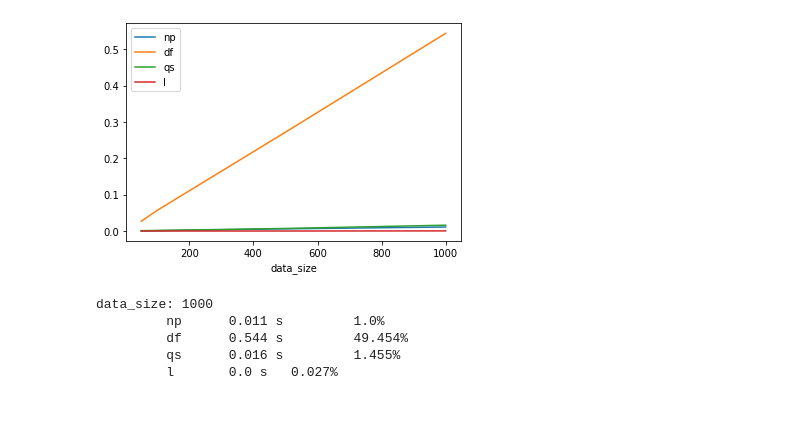
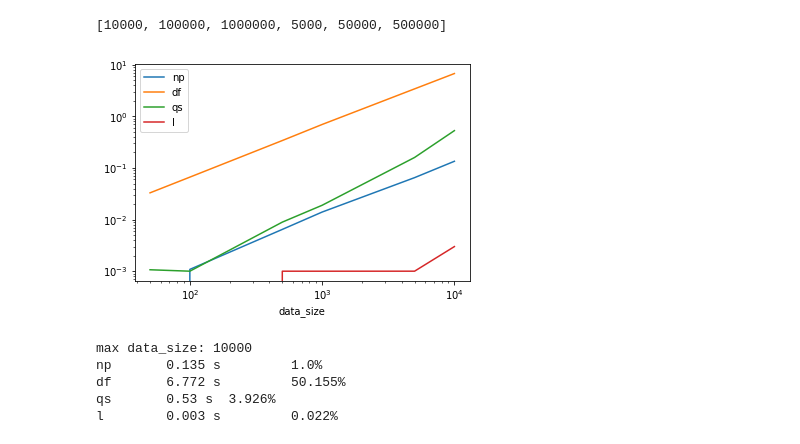
Before and after one commit to MaxOmlor/Qfrom, a Jupyter notebook: Qfrom performance test.ipynb, the cells around one changed output. Saved outputs shown, nothing was run; the diff lists cells and outputs as text; code cells hidden in the pictures; blank space fills up the shorter version.

```diff
--- a/Qfrom performance test.ipynb
+++ b/Qfrom performance test.ipynb
@@ -35,20 +38,30 @@ def array_tuple_to_tuple_array(array_list):
 # %%
 def get_p(n):
     return [1/(2**(i+1)) if i+1 != n else 1/(2**(i)) for i in range(n)]
+def get_data_size_list(max_potenz, count=3, half_steps=True):
+    if half_steps:
+        return [10**(i+1) for i in range(max(max_potenz-count,-1), max_potenz)]\
+            + [5*10**(i) for i in range(max(max_potenz-count, 0), max_potenz)]
+    return [10**(i+1) for i in range(max(max_potenz-count,-1), max_potenz)]
+# %% [output]
+[10000, 100000, 1000000, 5000, 50000, 500000]
 # %%
 def get_tab_data(n):
     name_list = ['Ann', 'Steven', 'Max', 'Jack', 'Julia', 'Clara', 'Emma', 'Bob', 'Anna' 'Lena']
     job_list = ['manager', 'freelancer', 'employee', 'artist', 'jobless', 'technician', 'boss', 'polician']
     max_age = 100
+    max_salary = 1000000
 
     name_ran_array = np.random.choice(name_list, n, p=get_p(len(name_list)))
     age_ran_list = np.random.randint(max_age, size=n)
     job_ran_array = np.random.choice(job_list, n, p=get_p(len(job_list)))
+    salary_ran_list = np.random.randint(max_salary, size=n)
 
     return {
         'name': name_ran_array,
         'age': age_ran_list,
         'job': job_ran_array,
+        'salary': salary_ran_list,
         }
 
 def get_num_data(n):
@@ -63,13 +76,11 @@ def run_test(test):
     test_name = test['test_name']
     data_gen_func = test['data_source_func']
     data_size_list = test['data_size_list']
-    item_name_list = test['item_name_list']
-    item_setup_list = test['item_setup_list']
-    item_func_list = test['item_func_list']
+    test_items = test['test_items']
 
     data_sets = [data_gen_func(size) for size in data_size_list]
 
-    for item_name, setup, func in zip(item_name_list, item_setup_list, item_func_list):
+    for item_name, setup, func in test_items:
         for data_set, data_size in zip(data_sets, data_size_list):
             #start_time = time.time()
             data = setup(data_set)
@@ -245,53 +257,60 @@ def append_np(data):
         'name': np.array([data[0][0]]),
         'age': np.array([data[0][1]]),
         'job': np.array([data[0][2]]),
+        'salary': np.array([data[0][3]]),
         }
-    for name, age, job in data[1:]:
+    for name, age, job, salary in data[1:]:
         np.append(result['name'], [name])
         np.append(result['age'], [age])
         np.append(result['job'], [job])
+        np.append(result['salary'], [salary])
     return result
 
 def append_df(data):
-    result = pd.DataFrame([data[0]], columns=['name', 'age', 'job'])
+    result = pd.DataFrame([data[0]], columns=['name', 'age', 'job', 'salary'])
     for t in data[1:]:
-        df = pd.DataFrame([t], columns=['name', 'age', 'job'])
+        df = pd.DataFrame([t], columns=['name', 'age', 'job', 'salary'])
         result.append(df, ignore_index=True)
     return result
 
 def append_qs(data):
     result = Qfrom_slim()
     for t in data:
         result.append(t)
     return result(out.dict)
 
 def append_l(data):
     result = {
         'name': [],
         'age': [],
         'job': [],
+        'salary': [],
     }
-    for name, age, job in data:
+    for name, age, job, salary in data:
         result['name'].append(name)
         result['age'].append(age)
         result['job'].append(job)
+        result['salary'].append(salary)
     return result
 
 test = {
     'test_name': 'append test',
     'data_source_func': get_tab_data,
-    'data_size_list': [10**2, 10**3] + [5*10, 5*10**2],
-    'item_name_list': ['np', 'df', 'qs', 'l'],
-    'item_setup_list': [setup.list_items, setup.list_items, setup.list_items, setup.list_items],
-    'item_func_list': [append_np, append_df, append_qs, append_l]
+    'data_size_list': get_data_size_list(4),
+    'test_items': [
+        ('np', setup.list_items, append_np),
+        ('df', setup.list_items, append_df),
+        ('qs', setup.list_items, append_qs),
+        ('l', setup.list_items, append_l),
+    ],
     }
 q_results = run_test(test)(get_data_size_tab)
-q_results(plot.plot, x='data_size')
+q_results(plot.plot, x='data_size', x_scale_log=True, y_scale_log=True)
 q_results(print_max_stats)
 # %% [output]
-[figure, old version]
+[figure, new version]
-data_size: 1000
-         np      0.011 s         1.0%
-         df      0.544 s         49.454%
-         qs      0.016 s         1.455%
-         l       0.0 s   0.027%
+max data_size: 10000
+np       0.135 s         1.0%
+df       6.772 s         50.155%
+qs       0.53 s  3.926%
+l        0.003 s         0.022%
```
Also changed, not shown: parts of 22 cells of this notebook.
